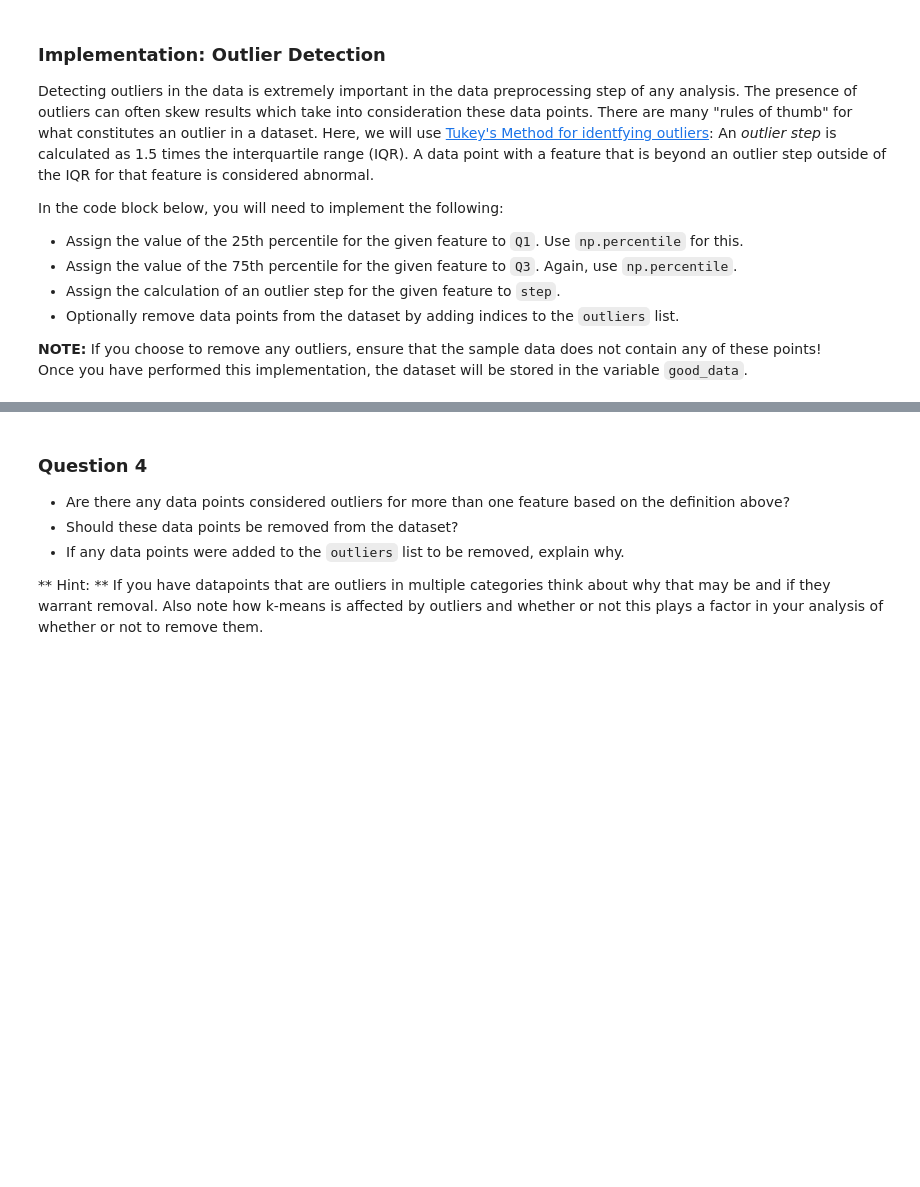
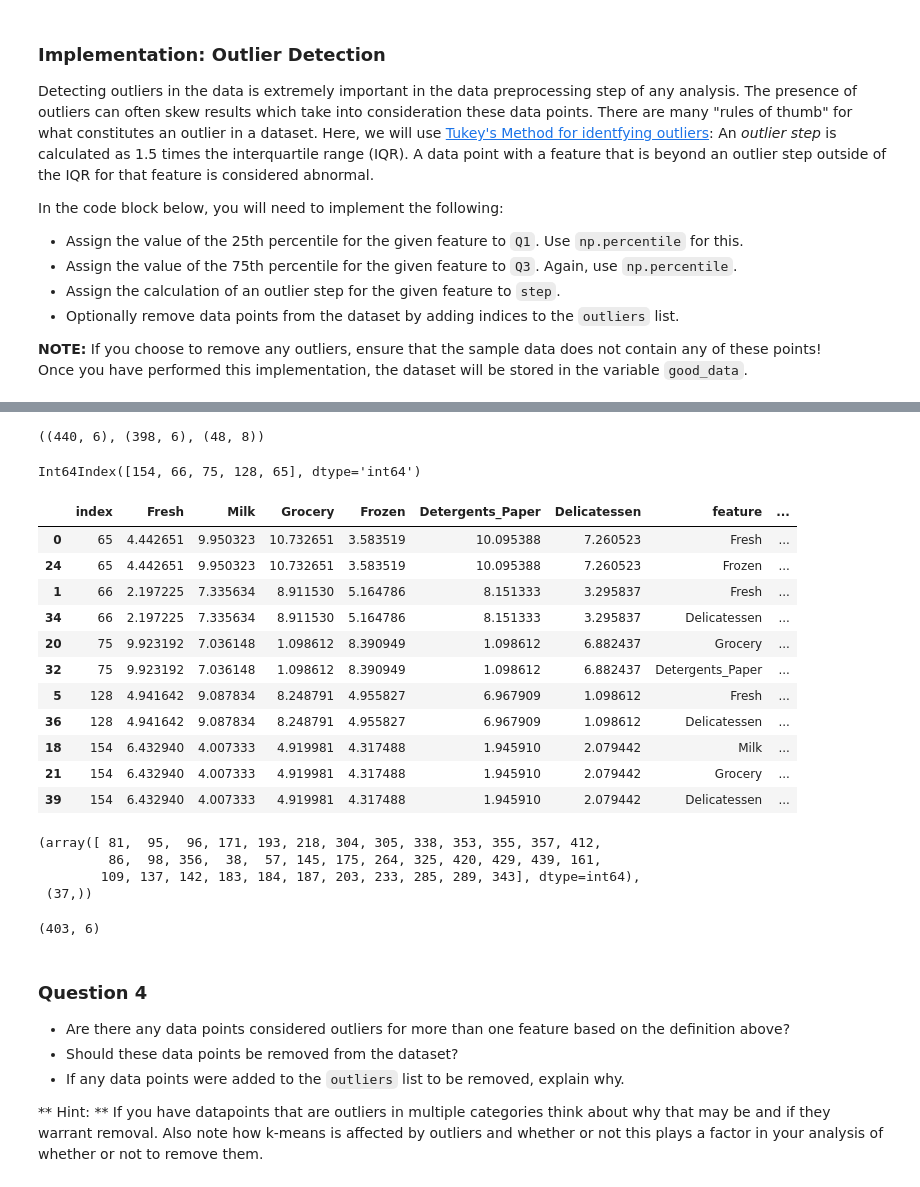
Before and after one commit to samiriff/MLND-customer-segments, a Jupyter notebook: customer_segments.ipynb, the cells around one changed output, grey strips where cells are left out. Saved outputs shown, nothing was run; the diff lists cells and outputs as text; code cells hidden in the pictures; blank space fills up the shorter version.

Commit message:
Detected and removed potential outliers

```diff
--- a/customer_segments.ipynb
+++ b/customer_segments.ipynb
@@ -363,22 +385,28 @@ Once you have performed this implementation, the dataset will be stored in the v
 # %%
+outliers = pd.DataFrame()
+
 # For each feature find the data points with extreme high or low values
 for feature in log_data.keys():
 
     # TODO: Calculate Q1 (25th percentile of the data) for the given feature
-    Q1 = None
+    Q1 = np.percentile(log_data[feature], 25)
 
     # TODO: Calculate Q3 (75th percentile of the data) for the given feature
-    Q3 = None
+    Q3 = np.percentile(log_data[feature], 75)
 
     # TODO: Use the interquartile range to calculate an outlier step (1.5 times the interquartile range)
-    step = None
+    step = 1.5 * (Q3 - Q1)
 
     # Display the outliers
     print("Data points considered outliers for the feature '{}':".format(feature))
-    display(log_data[~((log_data[feature] >= Q1 - step) & (log_data[feature] <= Q3 + step))])
+    feature_outliers = pd.DataFrame(log_data[~((log_data[feature] >= Q1 - step) & (log_data[feature] <= Q3 + step))])
+    #display(feature_outliers)
+    print(feature_outliers.shape)
+    feature_outliers['feature'] = feature
+    feature_outliers['outlier_position'] = feature_outliers[feature].apply(lambda x : "Left" if x < Q1 - step else "Right")
+
+    outliers = pd.concat([outliers, feature_outliers])
 
 # OPTIONAL: Select the indices for data points you wish to remove
-outliers  = []
-
-# Remove the outliers, if any were specified
-good_data = log_data.drop(log_data.index[outliers]).reset_index(drop = True)
+print("Outliers = ")
+display(outliers.head())
@@ -385,3 +433,43 @@ good_data = log_data.drop(log_data.index[outliers]).reset_index(drop = True)
+# %%
+log_data.shape, good_data.shape, outliers.shape
+# %% [output]
+((440, 6), (398, 6), (48, 8))
+# %%
+outlier_counts = outliers.index.value_counts()
+outlier_counts[outlier_counts > 1].index
+# %% [output]
+Int64Index([154, 66, 75, 128, 65], dtype='int64')
+# %%
+outliers.reset_index()[outliers.reset_index()['index'].isin(outlier_counts[outlier_counts > 1].index)].sort_values('index')
+# %% [output]
+|  | index | Fresh | Milk | Grocery | Frozen | Detergents_Paper | Delicatessen | feature | ... |
+| 0 | 65 | 4.442651 | 9.950323 | 10.732651 | 3.583519 | 10.095388 | 7.260523 | Fresh | ... |
+| 24 | 65 | 4.442651 | 9.950323 | 10.732651 | 3.583519 | 10.095388 | 7.260523 | Frozen | ... |
+| 1 | 66 | 2.197225 | 7.335634 | 8.911530 | 5.164786 | 8.151333 | 3.295837 | Fresh | ... |
+| 34 | 66 | 2.197225 | 7.335634 | 8.911530 | 5.164786 | 8.151333 | 3.295837 | Delicatessen | ... |
+| 20 | 75 | 9.923192 | 7.036148 | 1.098612 | 8.390949 | 1.098612 | 6.882437 | Grocery | ... |
+| 32 | 75 | 9.923192 | 7.036148 | 1.098612 | 8.390949 | 1.098612 | 6.882437 | Detergents_Paper | ... |
+| 5 | 128 | 4.941642 | 9.087834 | 8.248791 | 4.955827 | 6.967909 | 1.098612 | Fresh | ... |
+| 36 | 128 | 4.941642 | 9.087834 | 8.248791 | 4.955827 | 6.967909 | 1.098612 | Delicatessen | ... |
+| 18 | 154 | 6.432940 | 4.007333 | 4.919981 | 4.317488 | 1.945910 | 2.079442 | Milk | ... |
+| 21 | 154 | 6.432940 | 4.007333 | 4.919981 | 4.317488 | 1.945910 | 2.079442 | Grocery | ... |
+| 39 | 154 | 6.432940 | 4.007333 | 4.919981 | 4.317488 | 1.945910 | 2.079442 | Delicatessen | ... |
+# %%
+final_outliers = outliers.reset_index()[
+    outliers.reset_index()['index'].isin(outlier_counts[outlier_counts == 1].index)
+]['index'].values
+final_outliers, final_outliers.shape
+# %% [output]
+(array([ 81,  95,  96, 171, 193, 218, 304, 305, 338, 353, 355, 357, 412,
+         86,  98, 356,  38,  57, 145, 175, 264, 325, 420, 429, 439, 161,
+        109, 137, 142, 183, 184, 187, 203, 233, 285, 289, 343], dtype=int64),
+ (37,))
+# %%
+# Remove the outliers, if any were specified
+good_data = log_data.drop(log_data.index[final_outliers]).reset_index(drop = True)
+good_data.shape
+# %% [output]
+(403, 6)
 # %% [markdown]
 ### Question 4
 * Are there any data points considered outliers for more than one feature based on the definition above?
```
Also changed, not shown: parts of 7 cells of this notebook.
